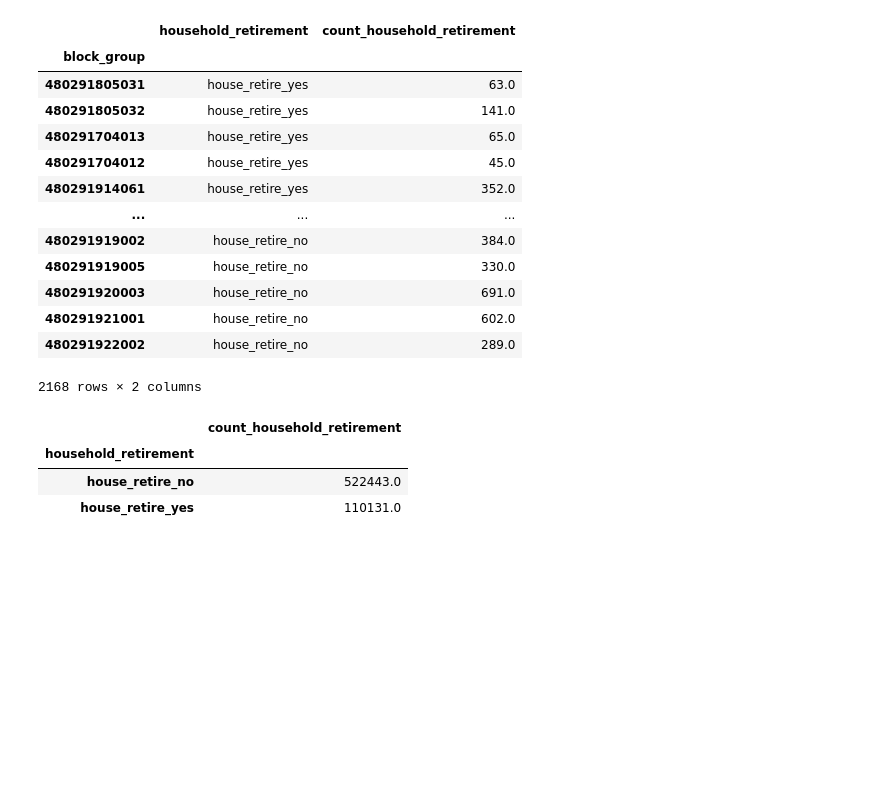
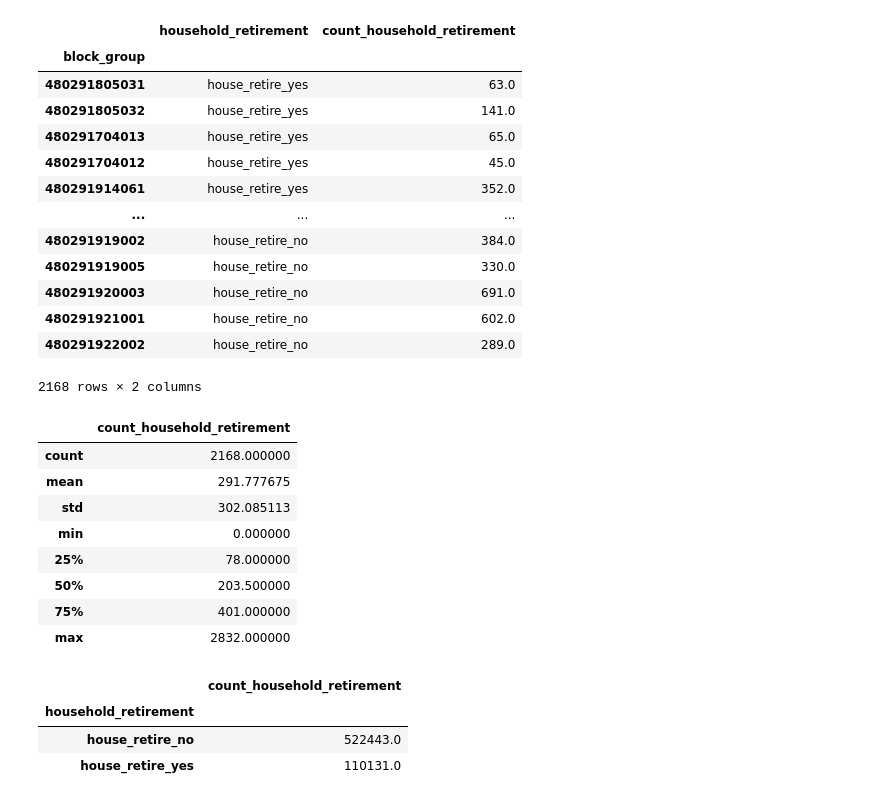
Before and after one commit to VIA-Transit-Rules/VIA_project, a Jupyter notebook: Sean/census_melt_income_poverty_gvt_assist.ipynb, the cells around one changed output. Cells and saved outputs as stored; diff of their text form; code cells hidden in the pictures; blank space fills up the shorter version.

```diff
--- a/Sean/census_melt_income_poverty_gvt_assist.ipynb
+++ b/Sean/census_melt_income_poverty_gvt_assist.ipynb
@@ -475,6 +497,18 @@ df_pub_retirement
 | 480291921001 | house_retire_no | 602.0 |
 | 480291922002 | house_retire_no | 289.0 |
 2168 rows × 2 columns
+# %%
+df_pub_retirement.describe()
+# %% [output]
+|  | count_household_retirement |
+| count | 2168.000000 |
+| mean | 291.777675 |
+| std | 302.085113 |
+| min | 0.000000 |
+| 25% | 78.000000 |
+| 50% | 203.500000 |
+| 75% | 401.000000 |
+| max | 2832.000000 |
 # %%
 df_total_retire = df_pub_retirement.groupby('household_retirement').sum()
 df_total_retire.sort_values(by = 'count_household_retirement', ascending = False)
```
Also changed, not shown: parts of 13 cells of this notebook, 3 other files.
